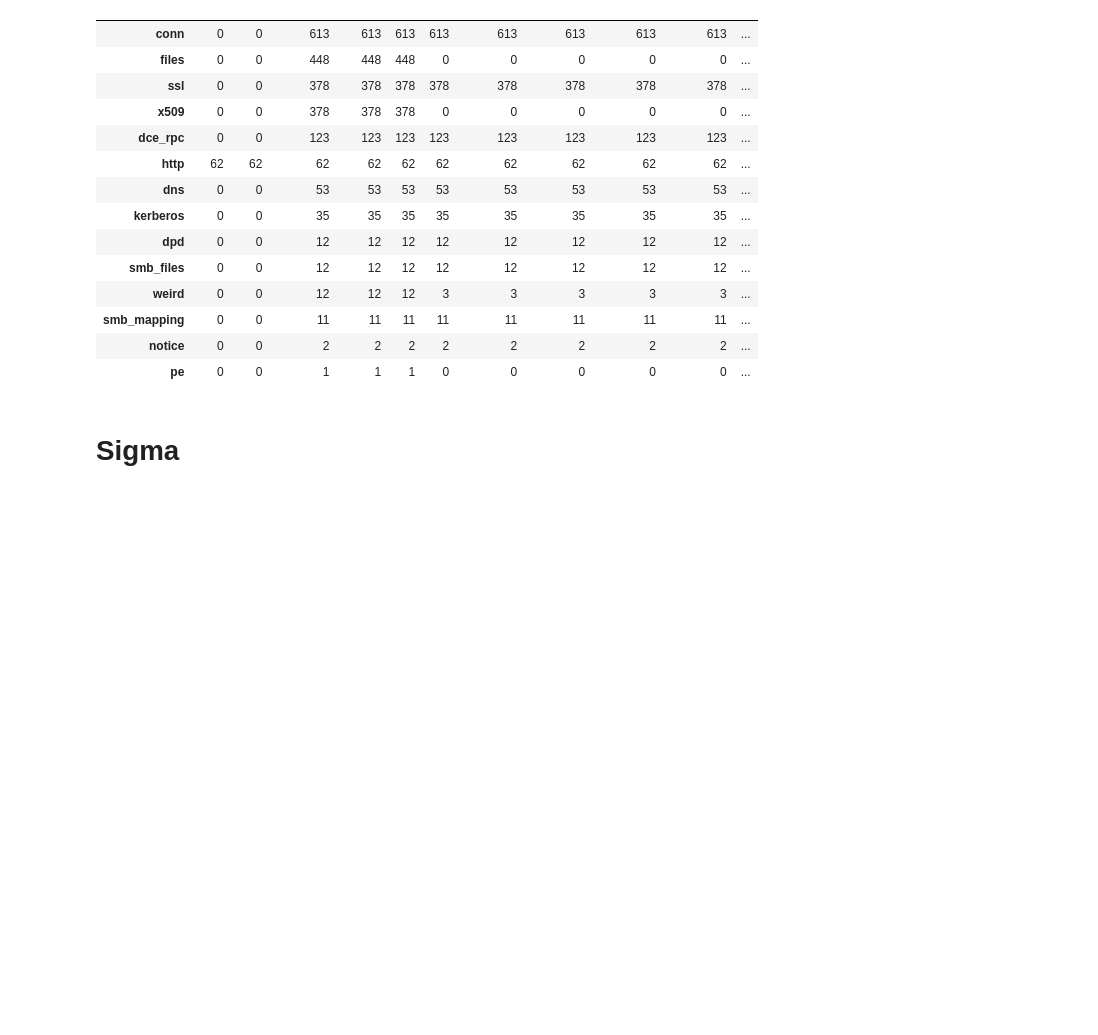
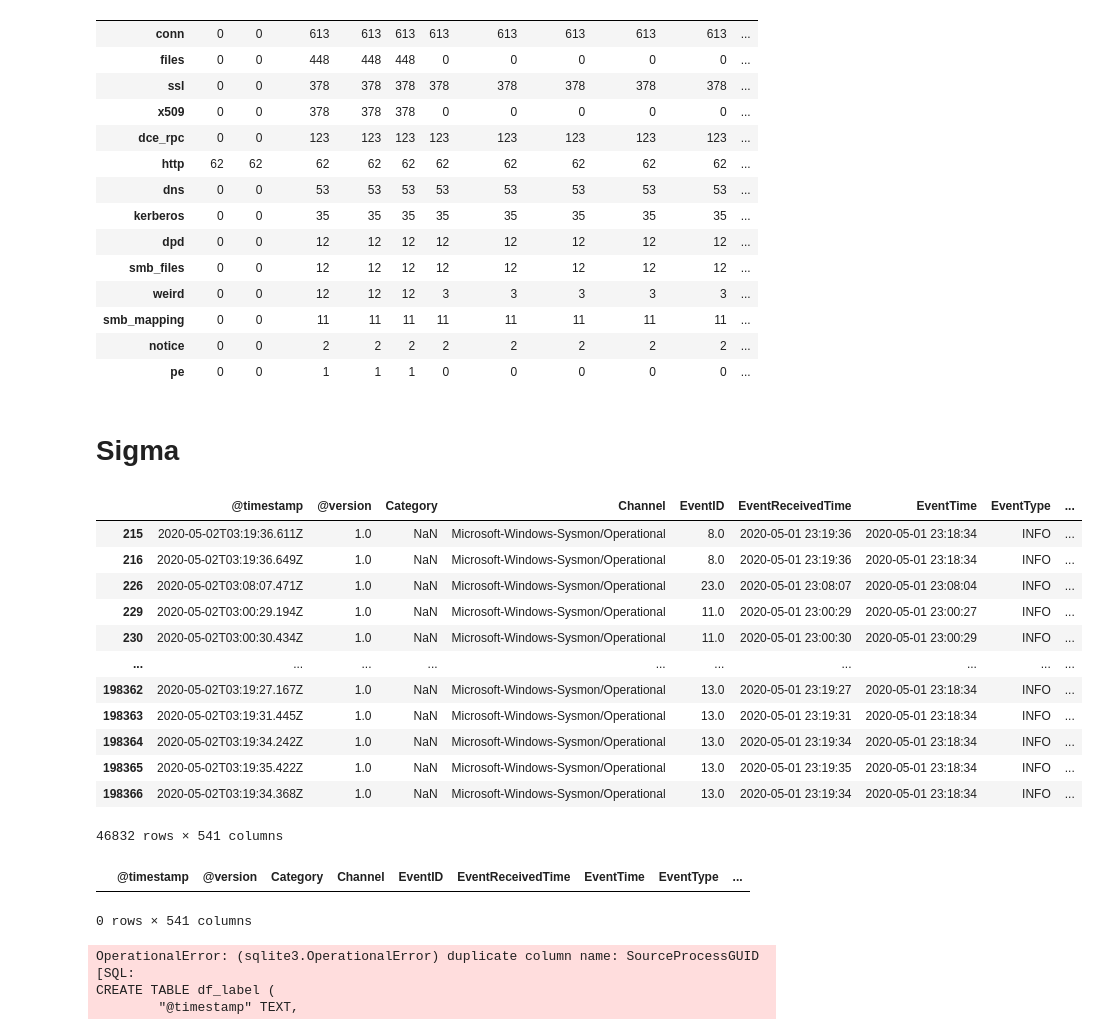
Before and after one commit to zulu8/graph_msc, a Jupyter notebook: Key_Coverage_Signature.ipynb, the cells around one changed output. Cells and saved outputs as stored; diff of their text form; code cells hidden in the pictures; blank space fills up the shorter version.

Commit message:
graph label approach applied

```diff
--- a/Key_Coverage_Signature.ipynb
+++ b/Key_Coverage_Signature.ipynb
@@ -231,3 +231,35 @@ with pd.option_context('display.max_rows', None, 'display.max_columns', None, 'd
 | pe | 0 | 0 | 1 | 1 | 1 | 0 | 0 | 0 | 0 | 0 | ... |
 # %% [markdown]
 # Sigma
+# %%
+df_label.query('(EventID=="1") | ExecutionProcessID==3484')
+# %% [output]
+|  | @timestamp | @version | Category | Channel | EventID | EventReceivedTime | EventTime | EventType | ... |
+| 215 | 2020-05-02T03:19:36.611Z | 1.0 | NaN | Microsoft-Windows-Sysmon/Operational | 8.0 | 2020-05-01 23:19:36 | 2020-05-01 23:18:34 | INFO | ... |
+| 216 | 2020-05-02T03:19:36.649Z | 1.0 | NaN | Microsoft-Windows-Sysmon/Operational | 8.0 | 2020-05-01 23:19:36 | 2020-05-01 23:18:34 | INFO | ... |
+| 226 | 2020-05-02T03:08:07.471Z | 1.0 | NaN | Microsoft-Windows-Sysmon/Operational | 23.0 | 2020-05-01 23:08:07 | 2020-05-01 23:08:04 | INFO | ... |
+| 229 | 2020-05-02T03:00:29.194Z | 1.0 | NaN | Microsoft-Windows-Sysmon/Operational | 11.0 | 2020-05-01 23:00:29 | 2020-05-01 23:00:27 | INFO | ... |
+| 230 | 2020-05-02T03:00:30.434Z | 1.0 | NaN | Microsoft-Windows-Sysmon/Operational | 11.0 | 2020-05-01 23:00:30 | 2020-05-01 23:00:29 | INFO | ... |
+| ... | ... | ... | ... | ... | ... | ... | ... | ... | ... |
+| 198362 | 2020-05-02T03:19:27.167Z | 1.0 | NaN | Microsoft-Windows-Sysmon/Operational | 13.0 | 2020-05-01 23:19:27 | 2020-05-01 23:18:34 | INFO | ... |
+| 198363 | 2020-05-02T03:19:31.445Z | 1.0 | NaN | Microsoft-Windows-Sysmon/Operational | 13.0 | 2020-05-01 23:19:31 | 2020-05-01 23:18:34 | INFO | ... |
+| 198364 | 2020-05-02T03:19:34.242Z | 1.0 | NaN | Microsoft-Windows-Sysmon/Operational | 13.0 | 2020-05-01 23:19:34 | 2020-05-01 23:18:34 | INFO | ... |
+| 198365 | 2020-05-02T03:19:35.422Z | 1.0 | NaN | Microsoft-Windows-Sysmon/Operational | 13.0 | 2020-05-01 23:19:35 | 2020-05-01 23:18:34 | INFO | ... |
+| 198366 | 2020-05-02T03:19:34.368Z | 1.0 | NaN | Microsoft-Windows-Sysmon/Operational | 13.0 | 2020-05-01 23:19:34 | 2020-05-01 23:18:34 | INFO | ... |
+46832 rows × 541 columns
+# %%
+df_label.query('(EventID=="1" & (Image=="*\\whoami.exe" | OriginalFileName=="whoami.exe"))')
+# %% [output]
+|  | @timestamp | @version | Category | Channel | EventID | EventReceivedTime | EventTime | EventType | ... |
+0 rows × 541 columns
+# %%
+import pandasql as ps
+
+sql_query = 'SELECT * FROM df_label WHERE (EventID = "1" AND (Image LIKE "%\\whoami.exe" ESCAPE "\" OR OriginalFileName = "whoami.exe"))'
+
+print(ps.sqldf(sql_query, locals()))
+# %% [output]
+OperationalError: (sqlite3.OperationalError) duplicate column name: SourceProcessGUID
+[SQL:
+CREATE TABLE df_label (
+        "@timestamp" TEXT,
```
Also changed, not shown: 2 other files.
